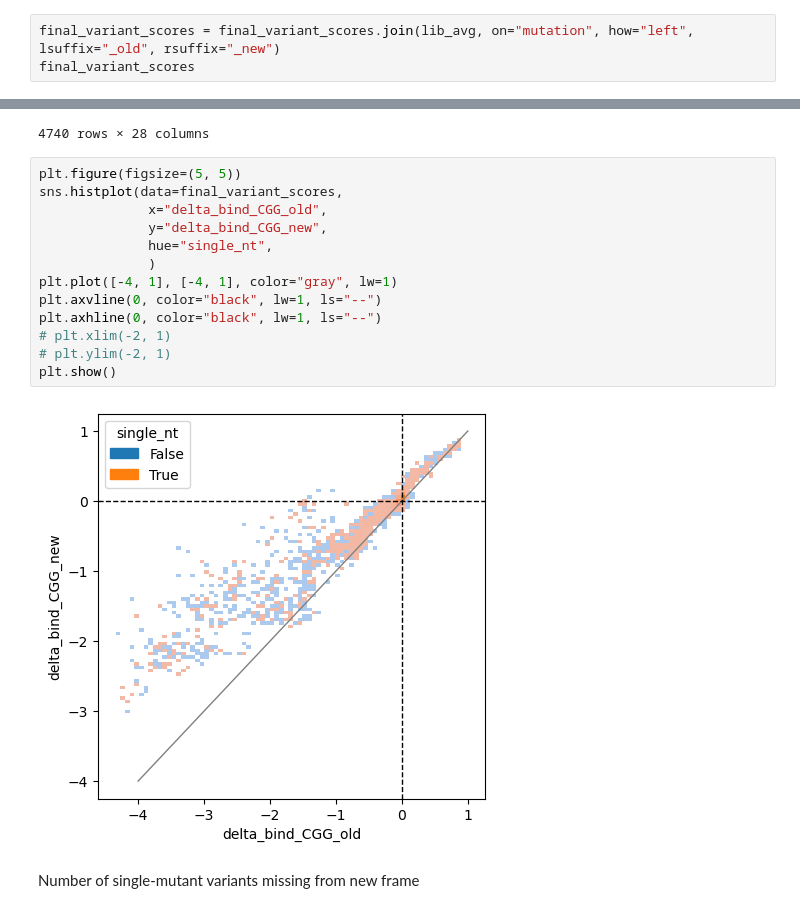
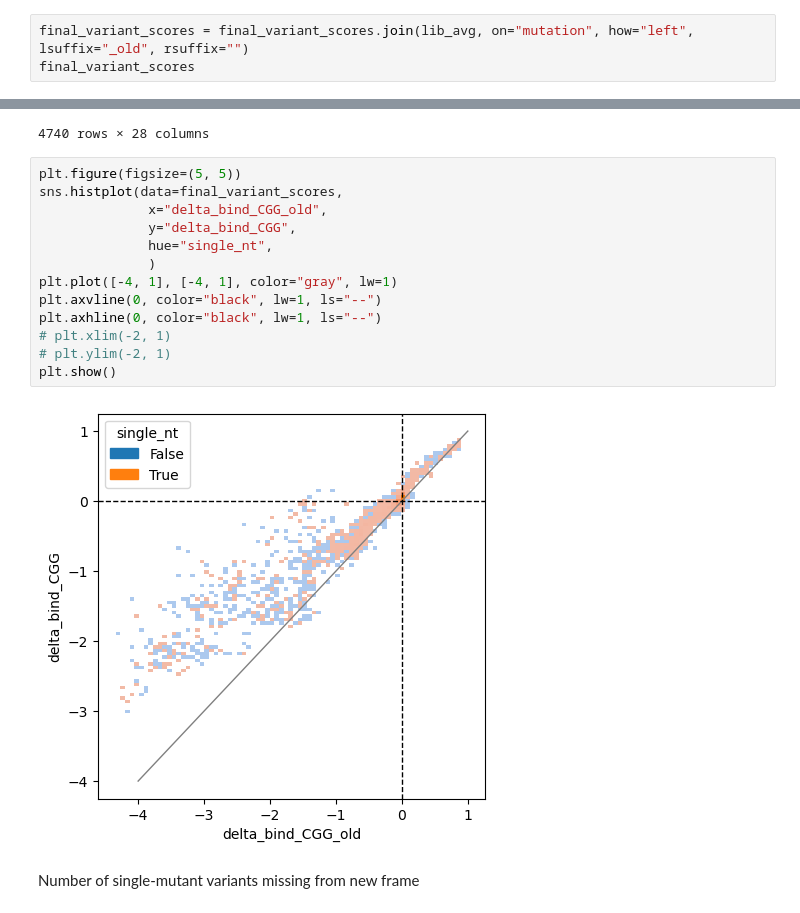
Before and after one commit to jbloomlab/Ab-CGGnaive_DMS, a Jupyter notebook: tite-seq-modeling/tite-seq-modeling.ipynb, the cells around one changed output, grey strips where cells are left out. Drawn from its saved outputs; the diff is of its cells as text.

Commit message:
final scores, lfs

```diff
--- a/titeseq-modeling/tite-seq-modeling.ipynb
+++ b/tite-seq-modeling/tite-seq-modeling.ipynb
@@ -1578,7 +1576,7 @@ final_variant_scores
 | 4739 | CGG_naive | NaN | 121 | NaN | link | NaN | Y | NANA(link)Y | NaN | ... |
 4740 rows × 26 columns
 # %%
-final_variant_scores = final_variant_scores.join(lib_avg, on="mutation", how="left", lsuffix="_old", rsuffix="_new")
+final_variant_scores = final_variant_scores.join(lib_avg, on="mutation", how="left", lsuffix="_old", rsuffix="")
 final_variant_scores
 # %% [output]
 |  | target | wildtype | position | position_IMGT | chain | annotation | mutant | mutation | codon | ... |
@@ -1597,18 +1595,18 @@ final_variant_scores
 # %%
 plt.figure(figsize=(5, 5))
 sns.histplot(data=final_variant_scores,
               x="delta_bind_CGG_old",
-              y="delta_bind_CGG_new",
+              y="delta_bind_CGG",
               hue="single_nt",
               )
 plt.plot([-4, 1], [-4, 1], color="gray", lw=1)
 plt.axvline(0, color="black", lw=1, ls="--")
 plt.axhline(0, color="black", lw=1, ls="--")
 # plt.xlim(-2, 1)
 # plt.ylim(-2, 1)
 plt.show()
 # %% [output]
-[figure, old version]
+[figure, new version]
 # %% [markdown]
 Number of single-mutant variants missing from new frame
 # %%
```
Also changed, not shown: parts of 3 cells of this notebook, 3 other files.
